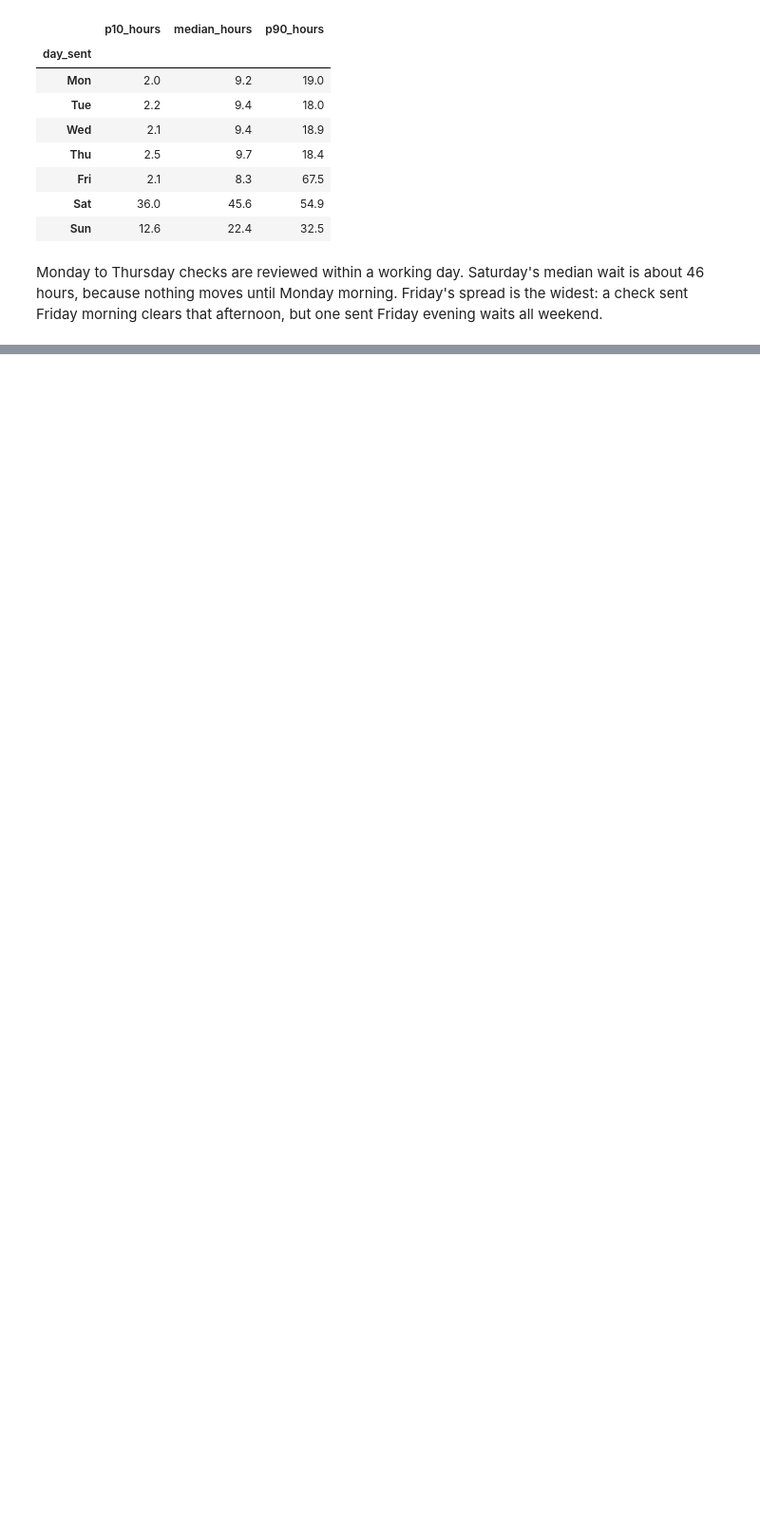
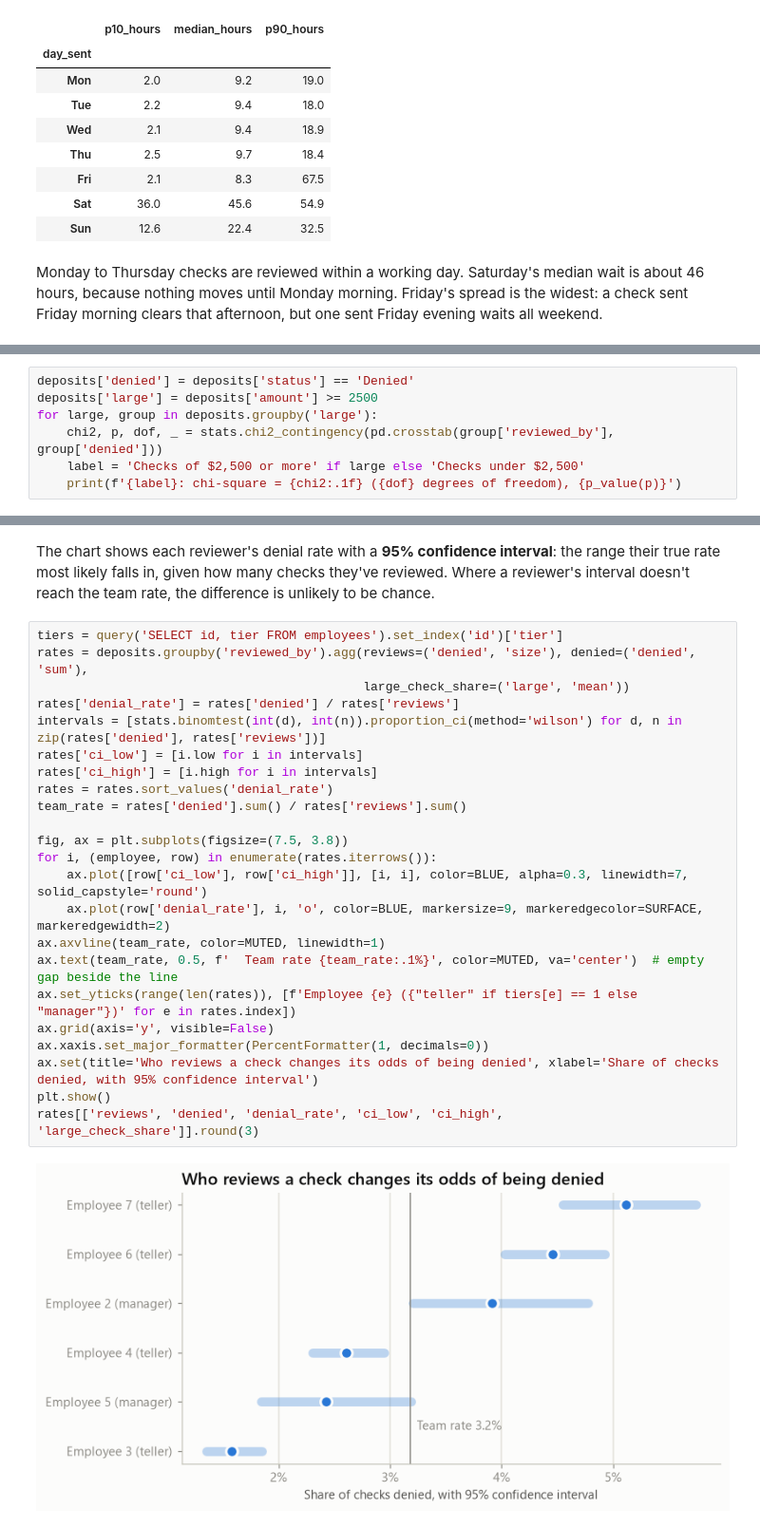
Before and after one commit to dumly55/Banking-Platform, a Jupyter notebook: analysis.ipynb, the cells around one changed output, grey strips where cells are left out. Shown at 95% size. Drawn from its saved outputs; the diff is of its cells as text; blank space fills up the shorter version.

```diff
--- a/analysis.ipynb
+++ b/analysis.ipynb
@@ -114,0 +148,7 @@ Monday to Thursday checks are reviewed within a working day. Saturday's median w
+# %%
+deposits['denied'] = deposits['status'] == 'Denied'
+deposits['large'] = deposits['amount'] >= 2500
+for large, group in deposits.groupby('large'):
+    chi2, p, dof, _ = stats.chi2_contingency(pd.crosstab(group['reviewed_by'], group['denied']))
+    label = 'Checks of $2,500 or more' if large else 'Checks under $2,500'
+    print(f'{label}: chi-square = {chi2:.1f} ({dof} degrees of freedom), {p_value(p)}')
@@ -114,0 +158,27 @@ Monday to Thursday checks are reviewed within a working day. Saturday's median w
+# %% [markdown]
+The chart shows each reviewer's denial rate with a **95% confidence interval**: the range their true rate most likely falls in, given how many checks they've reviewed. Where a reviewer's interval doesn't reach the team rate, the difference is unlikely to be chance.
+# %%
+tiers = query('SELECT id, tier FROM employees').set_index('id')['tier']
+rates = deposits.groupby('reviewed_by').agg(reviews=('denied', 'size'), denied=('denied', 'sum'),
+                                            large_check_share=('large', 'mean'))
+rates['denial_rate'] = rates['denied'] / rates['reviews']
+intervals = [stats.binomtest(int(d), int(n)).proportion_ci(method='wilson') for d, n in zip(rates['denied'], rates['reviews'])]
+rates['ci_low'] = [i.low for i in intervals]
+rates['ci_high'] = [i.high for i in intervals]
+rates = rates.sort_values('denial_rate')
+team_rate = rates['denied'].sum() / rates['reviews'].sum()
+
+fig, ax = plt.subplots(figsize=(7.5, 3.8))
+for i, (employee, row) in enumerate(rates.iterrows()):
+    ax.plot([row['ci_low'], row['ci_high']], [i, i], color=BLUE, alpha=0.3, linewidth=7, solid_capstyle='round')
+    ax.plot(row['denial_rate'], i, 'o', color=BLUE, markersize=9, markeredgecolor=SURFACE, markeredgewidth=2)
+ax.axvline(team_rate, color=MUTED, linewidth=1)
+ax.text(team_rate, 0.5, f'  Team rate {team_rate:.1%}', color=MUTED, va='center')  # empty gap beside the line
+ax.set_yticks(range(len(rates)), [f'Employee {e} ({"teller" if tiers[e] == 1 else "manager"})' for e in rates.index])
+ax.grid(axis='y', visible=False)
+ax.xaxis.set_major_formatter(PercentFormatter(1, decimals=0))
+ax.set(title='Who reviews a check changes its odds of being denied', xlabel='Share of checks denied, with 95% confidence interval')
+plt.show()
+rates[['reviews', 'denied', 'denial_rate', 'ci_low', 'ci_high', 'large_check_share']].round(3)
+# %% [output]
+[figure, added]
```
Also changed, not shown: parts of 7 cells of this notebook, 2 other files.
